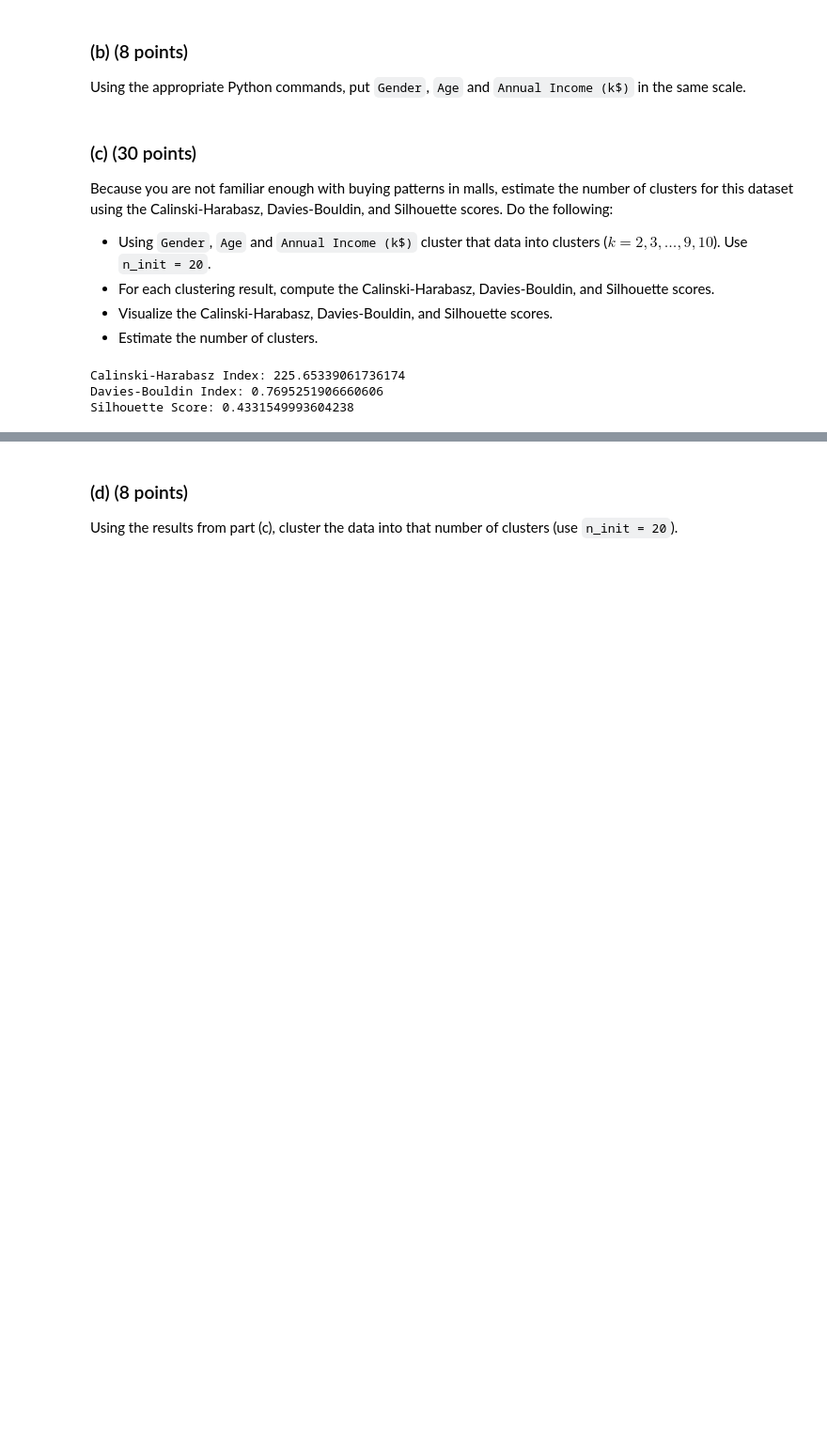
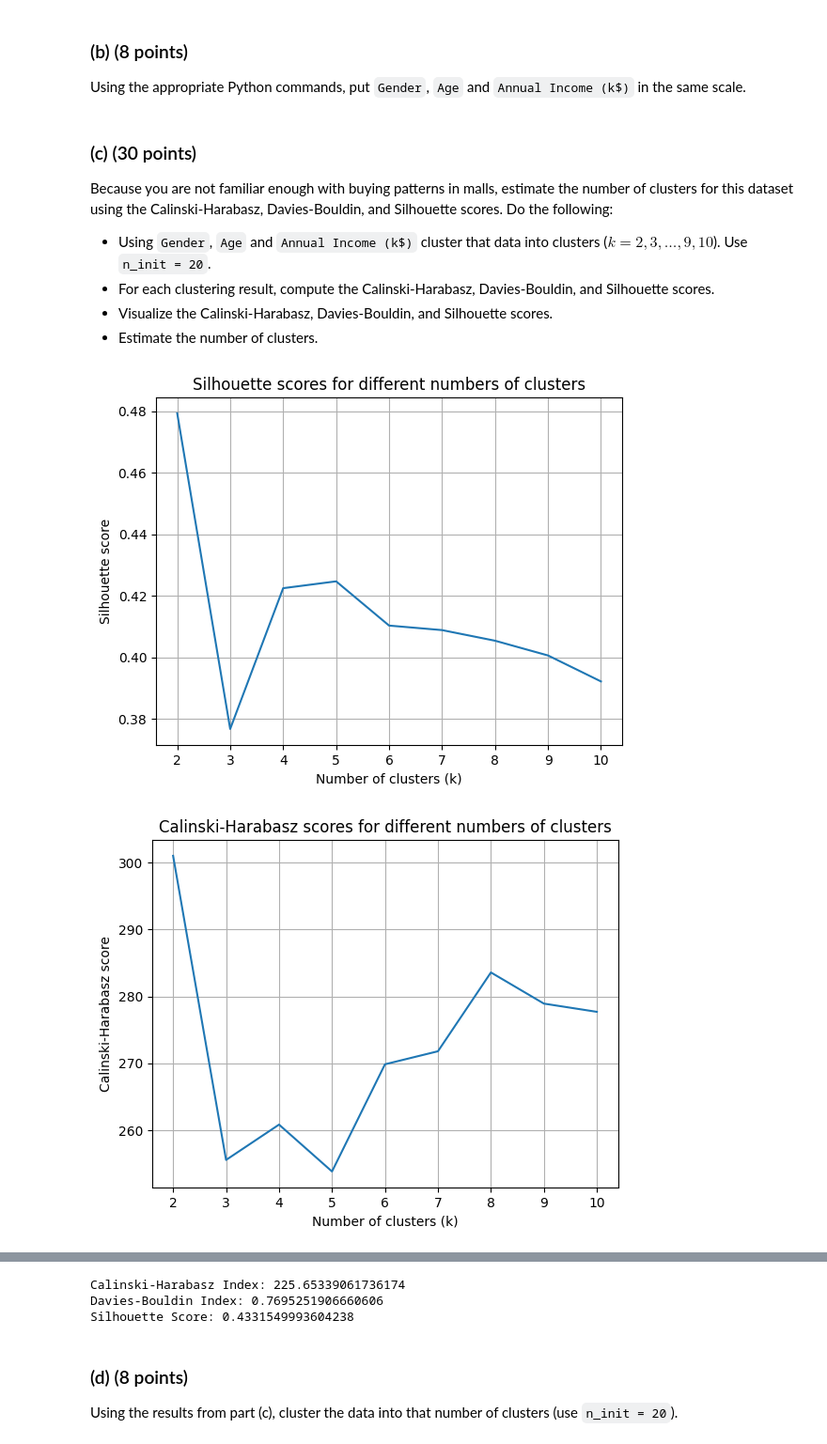
Before and after one commit to connorcoxlhp-sketch/DATA-445-InClass, a Jupyter notebook: Hwk7.ipynb, the cells around one changed output, grey strips where cells are left out. Shown at 94% size. Drawn from its saved outputs; the diff is of its cells as text; code cells hidden in the pictures; blank space fills up the shorter version.

```diff
--- a/Hwk7.ipynb
+++ b/Hwk7.ipynb
@@ -100,18 +100,49 @@ Because you are not familiar enough with buying patterns in malls, estimate the
 - For each clustering result, compute the Calinski-Harabasz, Davies-Bouldin, and Silhouette scores.
 - Visualize the Calinski-Harabasz, Davies-Bouldin, and Silhouette scores.
 - Estimate the number of clusters.
-# %%
-# your code here
-components_scaled = customers[features]
-
-kmeans = KMeans(n_clusters=4, n_init = 20, random_state=42)
-kmeans.fit(components_scaled)
-labels = kmeans.labels_
-
-print("Calinski-Harabasz Index:", calinski_harabasz_score(components_scaled, labels))
-print("Davies-Bouldin Index:", davies_bouldin_score(components_scaled, labels))
-print("Silhouette Score:", silhouette_score(components_scaled, labels))
-# %% [output]
-Calinski-Harabasz Index: 225.65339061736174
-Davies-Bouldin Index: 0.7695251906660606
-Silhouette Score: 0.4331549993604238
+# %%
+# your code here
+components_scaled = customers[features]
+
+kmeans = KMeans(n_clusters=4, n_init = 20, random_state=42)
+kmeans.fit(components_scaled)
+labels = kmeans.labels_
+
+sil_score = []
+ch_score = []
+db_score = []
+
+for k in range(2, 11):
+    kmeans = KMeans(n_clusters=k, n_init=20, random_state=42)
+    kmeans.fit(customers)
+    sil_score.append(silhouette_score(customers, kmeans.labels_))
+    ch_score.append(calinski_harabasz_score(customers, kmeans.labels_))
+    db_score.append(davies_bouldin_score(customers, kmeans.labels_))
+
+plt.plot(range(2, 11), sil_score)
+plt.xlabel("Number of clusters (k)")
+plt.ylabel("Silhouette score")
+plt.title("Silhouette scores for different numbers of clusters")
+plt.grid(True)
+plt.show()
+
+plt.plot(range(2, 11), ch_score)
+plt.xlabel("Number of clusters (k)")
+plt.ylabel("Calinski-Harabasz score")
+plt.title("Calinski-Harabasz scores for different numbers of clusters")
+plt.grid(True)
+plt.show()
+
+plt.plot(range(2, 11), db_score)
+plt.xlabel("Number of clusters (k)")
+plt.ylabel("Davies-Bouldin score")
+plt.title("Davies-Bouldin scores for different numbers of clusters")
+plt.grid(True)
+plt.show()
+
+print("Calinski-Harabasz Index:", calinski_harabasz_score(components_scaled, labels))
+print("Davies-Bouldin Index:", davies_bouldin_score(components_scaled, labels))
+print("Silhouette Score:", silhouette_score(components_scaled, labels))
+# %% [output]
+[figure, added]
+[figure, added]
@@ -118,3 +150,6 @@ Silhouette Score: 0.4331549993604238
+Calinski-Harabasz Index: 225.65339061736174
+Davies-Bouldin Index: 0.7695251906660606
+Silhouette Score: 0.4331549993604238
 # %% [markdown]
 ### (d) (8 points)
 
```
Also changed, not shown: parts of 3 cells of this notebook.
